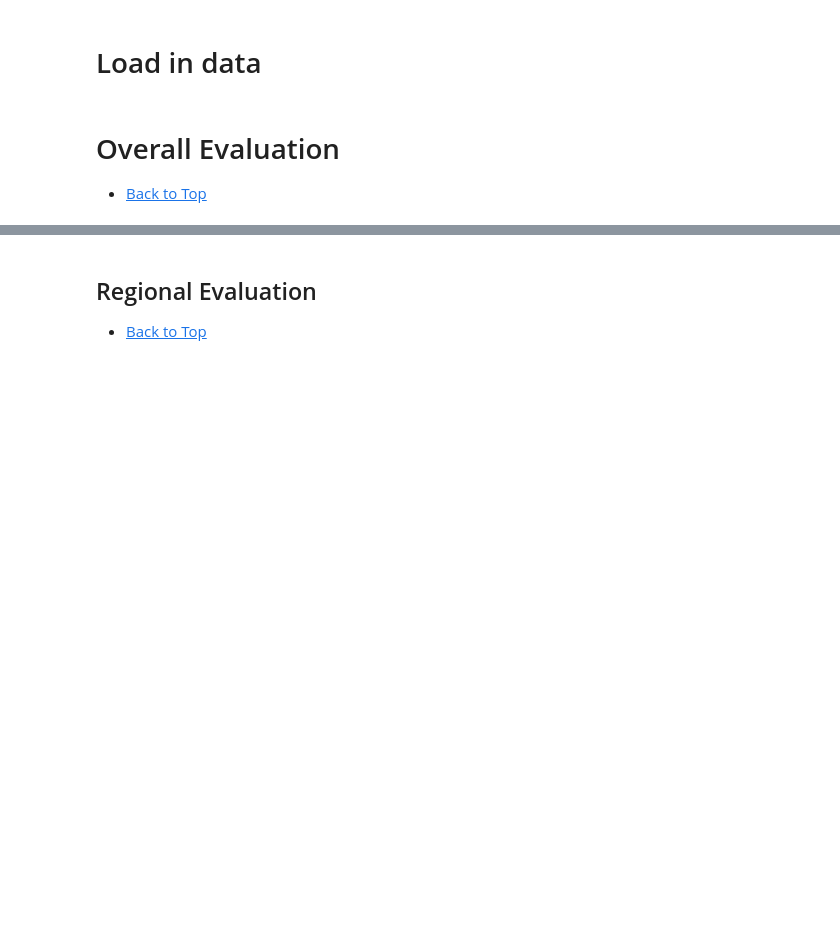
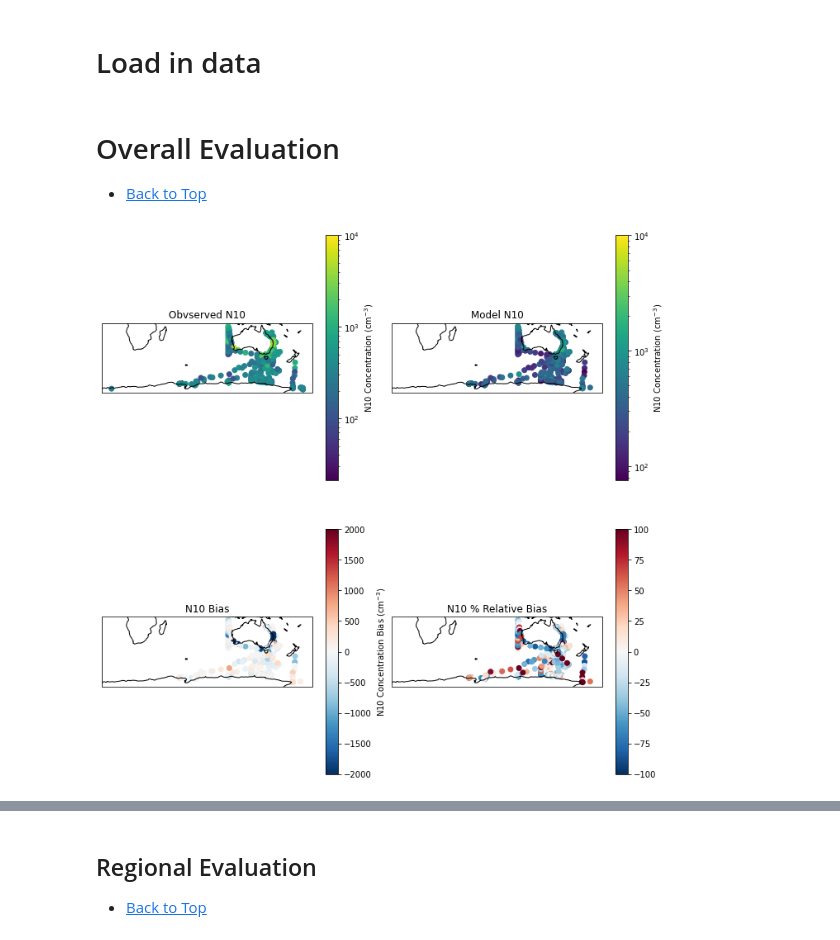
Before and after one commit to llamprey/access-eval, a Jupyter notebook: evaluation.ipynb, the cells around one changed output, grey strips where cells are left out. Drawn from its saved outputs; the diff is of its cells as text; code cells hidden in the pictures; blank space fills up the shorter version.

```diff
--- a/evaluation.ipynb
+++ b/evaluation.ipynb
@@ -32,3 +52,63 @@ warnings.filterwarnings('ignore')
+# %%
+rvi_df = rvi_df[['lat','lon','N10','cn10_avg']]
+aa_df = aa_df[['lat','lon','N10','cn10_avg']]
+r2r_df = r2r_df[['lat','lon','N10','cn10_avg']]
+cap2_df = cap2_df[['lat','lon','N10','cn10_avg']]
+tan_df = tan_df[['lat','lon','N10','cn10_avg']]
+
+i2e_df = i2e_df[['lat','lon','N3','cn3_avg']]
+cap1_df = cap1_df[['lat','lon','N3','cn3_avg']]
+# %%
+df = xr.concat([rvi_df,aa_df,r2r_df,cap2_df,tan_df], dim='time')
 # %% [markdown]
 # Overall Evaluation <a class="anchor" id="first-bullet"></a>
 * [Back to Top](#top)
+# %%
+ax = plt.subplot(221, projection=ccrs.PlateCarree(140))
+ax.figure.set_size_inches(12,12)
+ax.coastlines();
+# ax.set_extent((55,-190,-80,0))
+plt.scatter(y=df['lat'],
+            x=df['lon'],
+            c=df['cn10_avg'], cmap='viridis',
+            norm=matplotlib.colors.LogNorm(vmax=10000),
+            transform=ccrs.PlateCarree())
+plt.colorbar(label='N10 Concentration (cm$^{-3}$)')
+plt.title('Obvserved N10')
+
+ax = plt.subplot(222, projection=ccrs.PlateCarree(140))
+ax.coastlines();
+# ax.set_extent((55,-190,-80,0))
+plt.scatter(y=df['lat'],
+            x=df['lon'],
+            c=df['N10'], cmap='viridis',
+            norm=matplotlib.colors.LogNorm(vmax=10000),
+            transform=ccrs.PlateCarree())
+plt.colorbar(label='N10 Concentration (cm$^{-3}$)')
+plt.title('Model N10')
+
+ax = plt.subplot(223, projection=ccrs.PlateCarree(140))
+ax.coastlines();
+# ax.set_extent((55,-190,-80,0))
+plt.scatter(y=df['lat'],
+            x=df['lon'],
+            c=(df['N10']-df['cn10_avg']), cmap='RdBu_r',
+            norm=matplotlib.colors.TwoSlopeNorm(vmin=-2000, vcenter=0, vmax=2000),
+            transform=ccrs.PlateCarree())
+plt.colorbar(label='N10 Concentration Bias (cm$^{-3}$)')
+plt.title('N10 Bias')
+
+ax = plt.subplot(224, projection=ccrs.PlateCarree(140))
+ax.coastlines();
+# ax.set_extent((55,-190,-80,0))
+plt.scatter(y=df['lat'],
+            x=df['lon'],
+            c=((df['N10']-df['cn10_avg'])/df['cn10_avg']*100), cmap='RdBu_r',
+            norm=matplotlib.colors.TwoSlopeNorm(vmin=-100, vcenter=0, vmax=100),
+            transform=ccrs.PlateCarree())
+plt.colorbar()
+plt.title('N10 % Relative Bias')
+
+plt.subplots_adjust(hspace=0.2, wspace=0.1)
+# %% [output]
+[figure, added]
```
Also changed, not shown: parts of 5 cells of this notebook.
